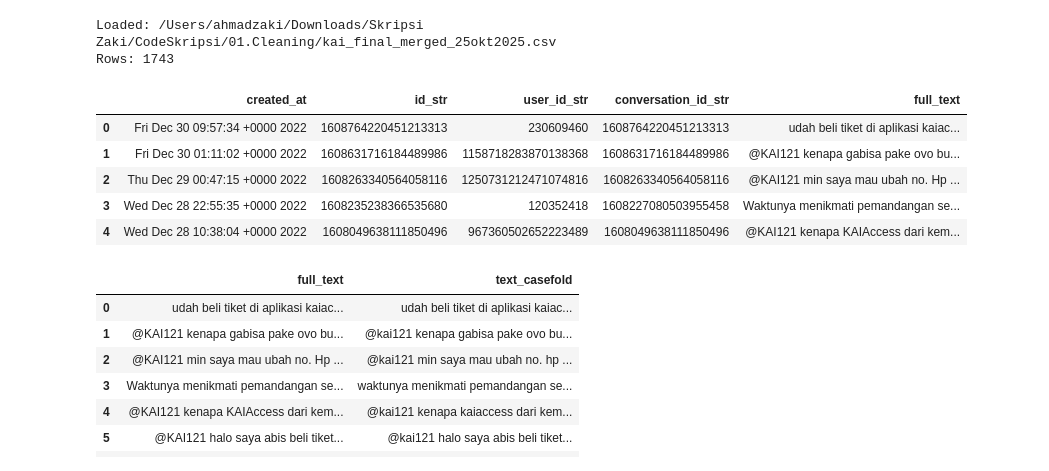
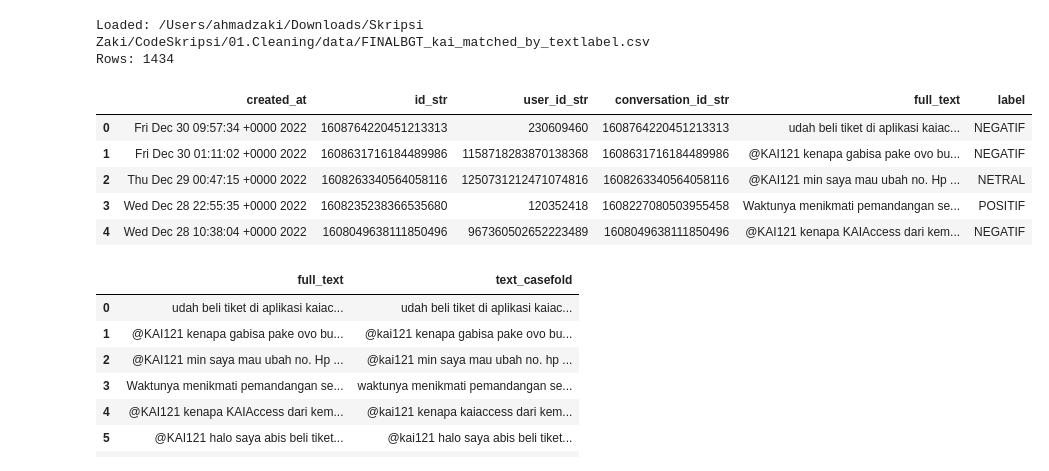
Before and after one commit to ahmdzzzki/skripsi_sentimen, a Jupyter notebook: 02.Preprocessing/preprocessing_C_tanpa_stopword.ipynb, the cells around one changed output. Drawn from its saved outputs; the diff is of its cells as text; code cells hidden in the pictures.

```diff
--- a/02.Preprocessing/preprocessing.ipynb
+++ b/02.Preprocessing/preprocessing_C_tanpa_stopword.ipynb
@@ -27,26 +24,26 @@ stopwords_all = stopwords_id.union(stopwords_domain)
 pd.set_option("display.max_colwidth", 200)
 # %%
 # === Step 2: Load File ===
-INPUT_FILE = "/Users/ahmadzaki/Downloads/Skripsi Zaki/CodeSkripsi/01.Cleaning/kai_final_merged_25okt2025.csv"
+INPUT_FILE = "/Users/ahmadzaki/Downloads/Skripsi Zaki/CodeSkripsi/01.Cleaning/data/FINALBGT_kai_matched_by_textlabel.csv"
 
 use_dtypes = {"id_str":"string","user_id_str":"string","conversation_id_str":"string"}
 df = pd.read_csv(INPUT_FILE, dtype=use_dtypes, low_memory=False)
 
 # Pastikan kolom teks ada
 assert "full_text" in df.columns, "Kolom 'full_text' tidak ditemukan pada CSV."
 
 print("Loaded:", INPUT_FILE)
 print("Rows:", len(df))
-df[["created_at","id_str","user_id_str","conversation_id_str","full_text"]].head(5)
+df[["created_at","id_str","user_id_str","conversation_id_str","full_text","label"]].head(5)
 # %% [output]
-Loaded: /Users/ahmadzaki/Downloads/Skripsi Zaki/CodeSkripsi/01.Cleaning/kai_final_merged_25okt2025.csv
-Rows: 1743
+Loaded: /Users/ahmadzaki/Downloads/Skripsi Zaki/CodeSkripsi/01.Cleaning/data/FINALBGT_kai_matched_by_textlabel.csv
+Rows: 1434
-|  | created_at | id_str | user_id_str | conversation_id_str | full_text |
-| 0 | Fri Dec 30 09:57:34 +0000 2022 | 1608764220451213313 | 230609460 | 1608764220451213313 | udah beli tiket di aplikasi kaiac... |
-| 1 | Fri Dec 30 01:11:02 +0000 2022 | 1608631716184489986 | 1158718283870138368 | 1608631716184489986 | @KAI121 kenapa gabisa pake ovo bu... |
-| 2 | Thu Dec 29 00:47:15 +0000 2022 | 1608263340564058116 | 1250731212471074816 | 1608263340564058116 | @KAI121 min saya mau ubah no. Hp ... |
-| 3 | Wed Dec 28 22:55:35 +0000 2022 | 1608235238366535680 | 120352418 | 1608227080503955458 | Waktunya menikmati pemandangan se... |
-| 4 | Wed Dec 28 10:38:04 +0000 2022 | 1608049638111850496 | 967360502652223489 | 1608049638111850496 | @KAI121 kenapa KAIAccess dari kem... |
+|  | created_at | id_str | user_id_str | conversation_id_str | full_text | label |
+| 0 | Fri Dec 30 09:57:34 +0000 2022 | 1608764220451213313 | 230609460 | 1608764220451213313 | udah beli tiket di aplikasi kaiac... | NEGATIF |
+| 1 | Fri Dec 30 01:11:02 +0000 2022 | 1608631716184489986 | 1158718283870138368 | 1608631716184489986 | @KAI121 kenapa gabisa pake ovo bu... | NEGATIF |
+| 2 | Thu Dec 29 00:47:15 +0000 2022 | 1608263340564058116 | 1250731212471074816 | 1608263340564058116 | @KAI121 min saya mau ubah no. Hp ... | NETRAL |
+| 3 | Wed Dec 28 22:55:35 +0000 2022 | 1608235238366535680 | 120352418 | 1608227080503955458 | Waktunya menikmati pemandangan se... | POSITIF |
+| 4 | Wed Dec 28 10:38:04 +0000 2022 | 1608049638111850496 | 967360502652223489 | 1608049638111850496 | @KAI121 kenapa KAIAccess dari kem... | NEGATIF |
 # %%
 # === Step 3: Case Folding ===
 work = df.copy()
```
Also changed, not shown: parts of 12 cells of this notebook, 2 other files.
